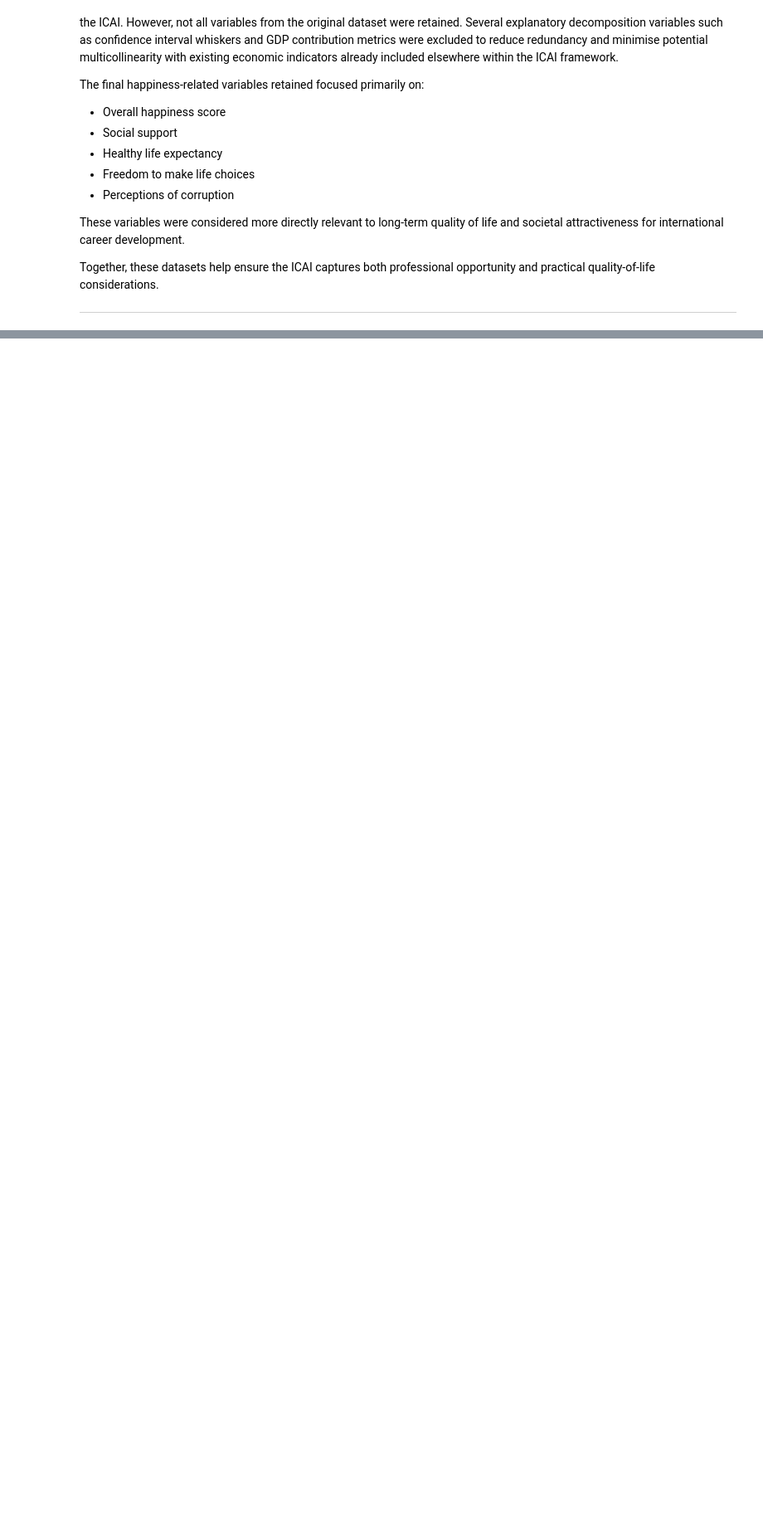
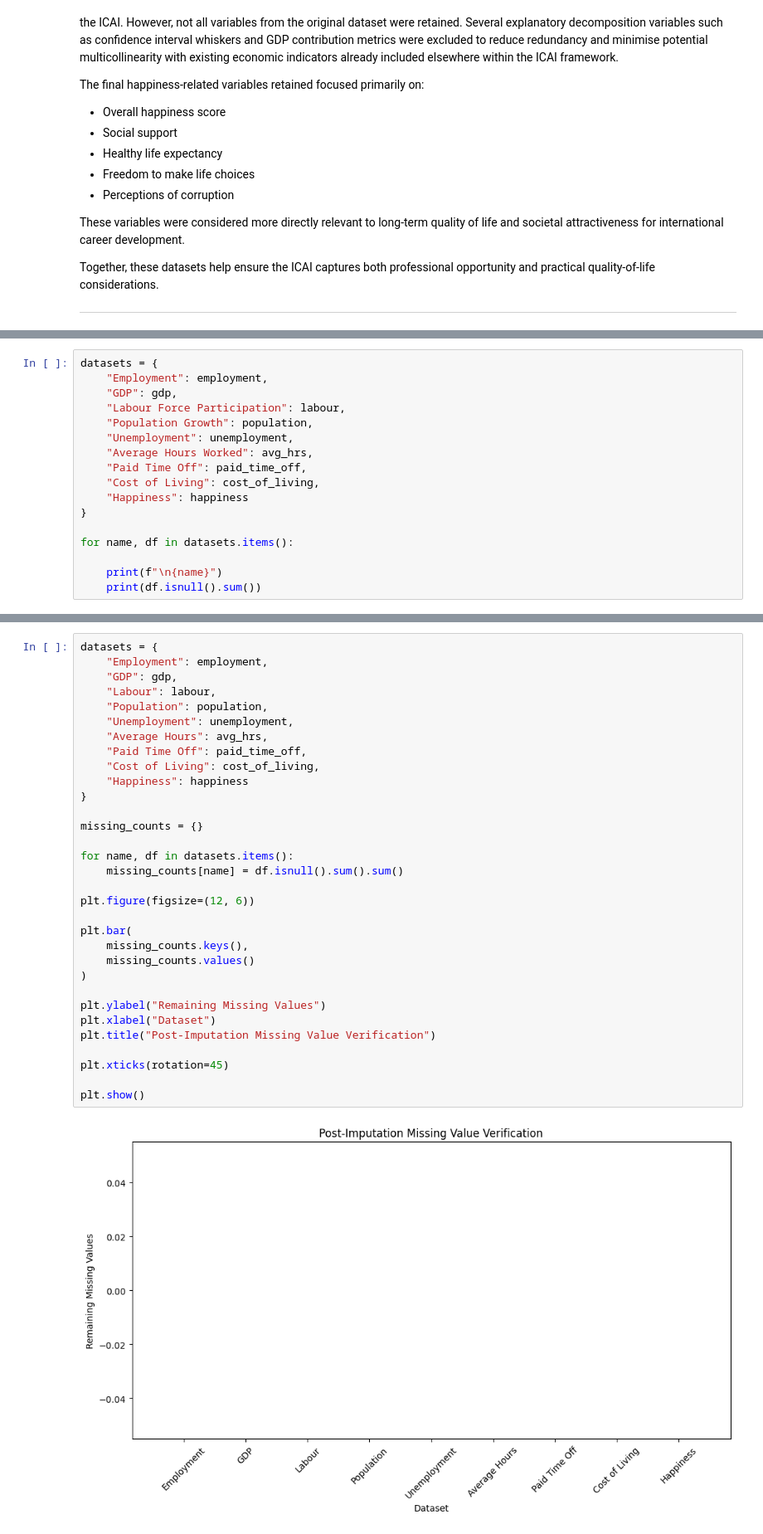
Before and after one commit to LeafMonarch/International-Career-Attractiveness-Index, a Jupyter notebook: notebooks/main.ipynb, the cells around one changed output, grey strips where cells are left out. Shown at 83% size. Saved outputs shown, nothing was run; the diff lists cells and outputs as text; blank space fills up the shorter version.

Commit message:
(feat): Introduced Imputation of Missing Data in main.ipynb (#7)

```diff
--- a/notebooks/main.ipynb
+++ b/notebooks/main.ipynb
@@ -542,0 +1006,17 @@ display(happiness.head(5))
+# %%
+datasets = {
+    "Employment": employment,
+    "GDP": gdp,
+    "Labour Force Participation": labour,
+    "Population Growth": population,
+    "Unemployment": unemployment,
+    "Average Hours Worked": avg_hrs,
+    "Paid Time Off": paid_time_off,
+    "Cost of Living": cost_of_living,
+    "Happiness": happiness
+}
+
+for name, df in datasets.items():
+
+    print(f"\n{name}")
+    print(df.isnull().sum())
@@ -542,0 +1064,34 @@ display(happiness.head(5))
+# %%
+datasets = {
+    "Employment": employment,
+    "GDP": gdp,
+    "Labour": labour,
+    "Population": population,
+    "Unemployment": unemployment,
+    "Average Hours": avg_hrs,
+    "Paid Time Off": paid_time_off,
+    "Cost of Living": cost_of_living,
+    "Happiness": happiness
+}
+
+missing_counts = {}
+
+for name, df in datasets.items():
+    missing_counts[name] = df.isnull().sum().sum()
+
+plt.figure(figsize=(12, 6))
+
+plt.bar(
+    missing_counts.keys(),
+    missing_counts.values()
+)
+
+plt.ylabel("Remaining Missing Values")
+plt.xlabel("Dataset")
+plt.title("Post-Imputation Missing Value Verification")
+
+plt.xticks(rotation=45)
+
+plt.show()
+# %% [output]
+[figure, added]
```
Also changed, not shown: parts of 28 cells of this notebook.
